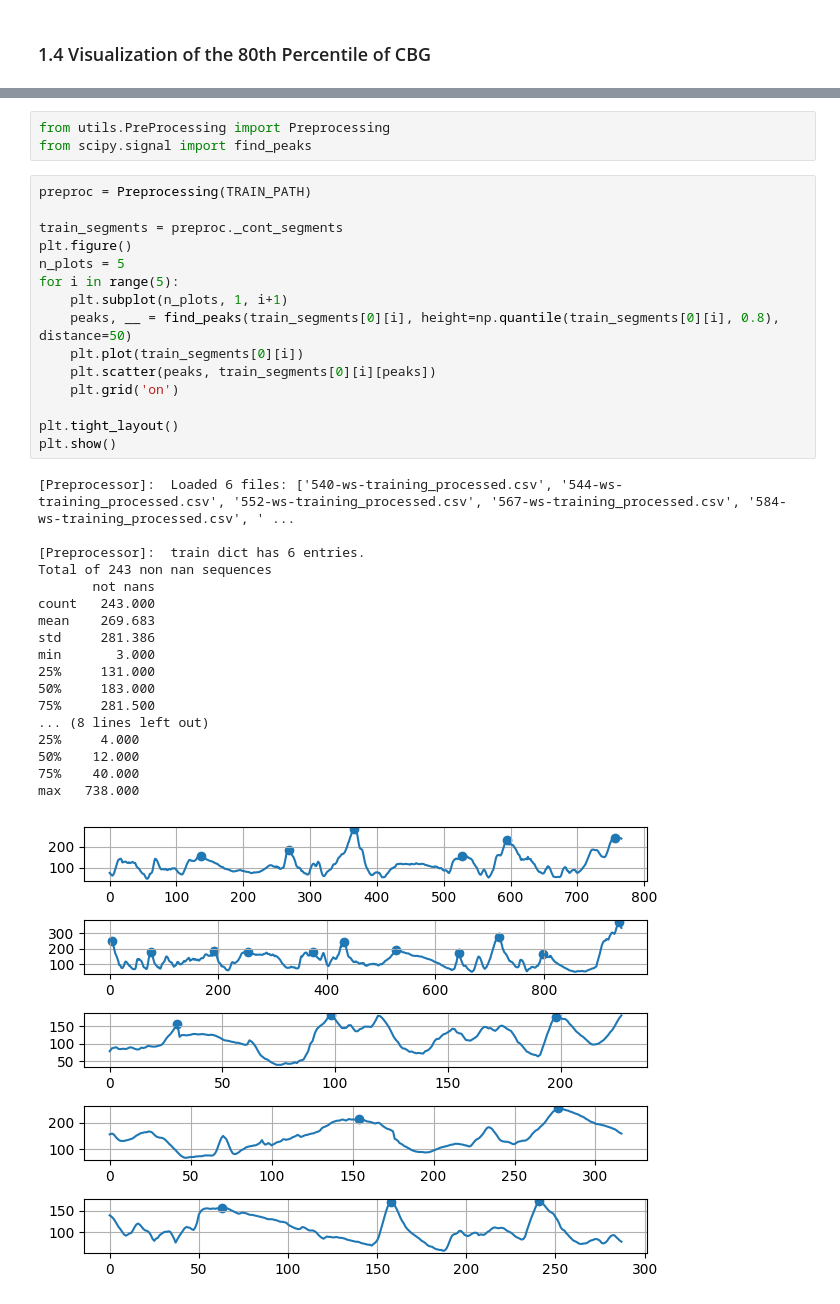
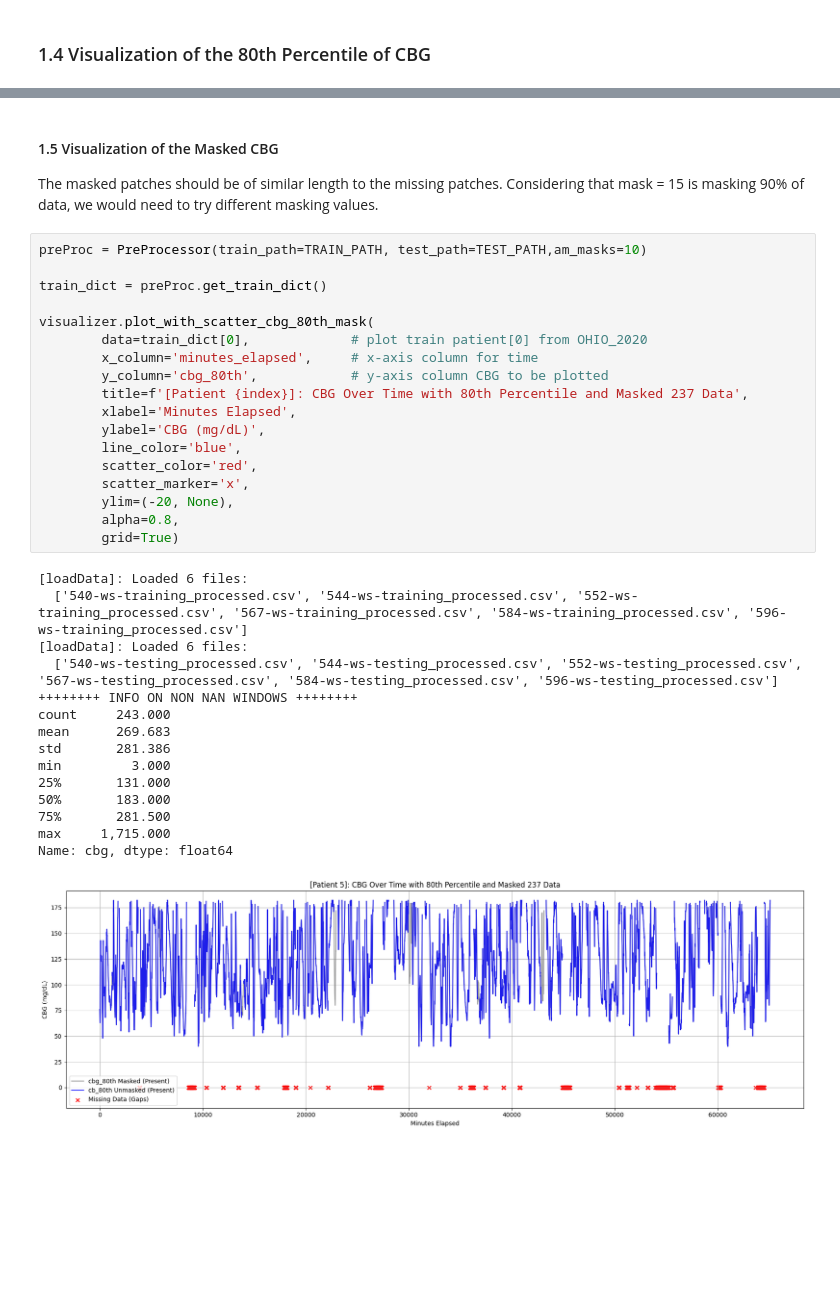
Before and after one commit to tudi72/2024_DIABETES_PROJECT, a Jupyter notebook: 2024_DDDM_pipeline.ipynb, the cells around one changed output, grey strips where cells are left out. Saved outputs shown, nothing was run; the diff lists cells and outputs as text; blank space fills up the shorter version.

```diff
--- a/2024_DDDM_pipeline.ipynb
+++ b/2024_DDDM_pipeline.ipynb
@@ -148,37 +200,39 @@ visualizer.plot_with_scatter_missing_cbg(
-# %%
-from utils.PreProcessing import Preprocessing
-from scipy.signal import find_peaks
-# %%
-preproc = Preprocessing(TRAIN_PATH)
-
-train_segments = preproc._cont_segments
-plt.figure()
-n_plots = 5
-for i in range(5):
-    plt.subplot(n_plots, 1, i+1)
-    peaks, __ = find_peaks(train_segments[0][i], height=np.quantile(train_segments[0][i], 0.8), distance=50)
-    plt.plot(train_segments[0][i])
-    plt.scatter(peaks, train_segments[0][i][peaks])
-    plt.grid('on')
-
-plt.tight_layout()
-plt.show()
-# %% [output]
-[Preprocessor]:  Loaded 6 files: ['540-ws-training_processed.csv', '544-ws-training_processed.csv', '552-ws-training_processed.csv', '567-ws-training_processed.csv', '584-ws-training_processed.csv', ' ...
-
-[Preprocessor]:  train dict has 6 entries.
-Total of 243 non nan sequences
-       not nans
-count   243.000
-mean    269.683
-std     281.386
-min       3.000
-25%     131.000
-50%     183.000
-75%     281.500
-... (8 lines left out)
-25%     4.000
-50%    12.000
-75%    40.000
-max   738.000
-[figure, removed]
+# %% [markdown]
+<h4> 1.5 Visualization of the Masked CBG </h4>
+
+The masked patches should be of similar length to the missing patches.
+Considering that mask = 15 is masking 90% of data, we would need to try different masking values.
+# %%
+preProc = PreProcessor(train_path=TRAIN_PATH, test_path=TEST_PATH,am_masks=10)
+
+train_dict = preProc.get_train_dict()
+
+visualizer.plot_with_scatter_cbg_80th_mask(
+        data=train_dict[0],             # plot train patient[0] from OHIO_2020
+        x_column='minutes_elapsed',     # x-axis column for time
+        y_column='cbg_80th',            # y-axis column CBG to be plotted
+        title=f'[Patient {index}]: CBG Over Time with 80th Percentile and Masked 237 Data',
+        xlabel='Minutes Elapsed',
+        ylabel='CBG (mg/dL)',
+        line_color='blue',
+        scatter_color='red',
+        scatter_marker='x',
+        ylim=(-20, None),
+        alpha=0.8,
+        grid=True)
+# %% [output]
+[loadData]: Loaded 6 files:
+  ['540-ws-training_processed.csv', '544-ws-training_processed.csv', '552-ws-training_processed.csv', '567-ws-training_processed.csv', '584-ws-training_processed.csv', '596-ws-training_processed.csv']
+[loadData]: Loaded 6 files:
+  ['540-ws-testing_processed.csv', '544-ws-testing_processed.csv', '552-ws-testing_processed.csv', '567-ws-testing_processed.csv', '584-ws-testing_processed.csv', '596-ws-testing_processed.csv']
+++++++++ INFO ON NON NAN WINDOWS ++++++++
+count     243.000
+mean      269.683
+std       281.386
+min         3.000
+25%       131.000
+50%       183.000
+75%       281.500
+max     1,715.000
+Name: cbg, dtype: float64
+[figure, added]
```
Also changed, not shown: parts of 11 cells of this notebook, 3 other files.
